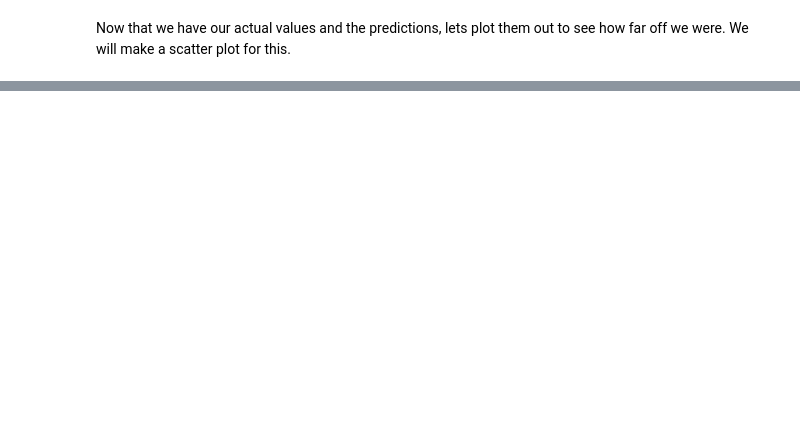
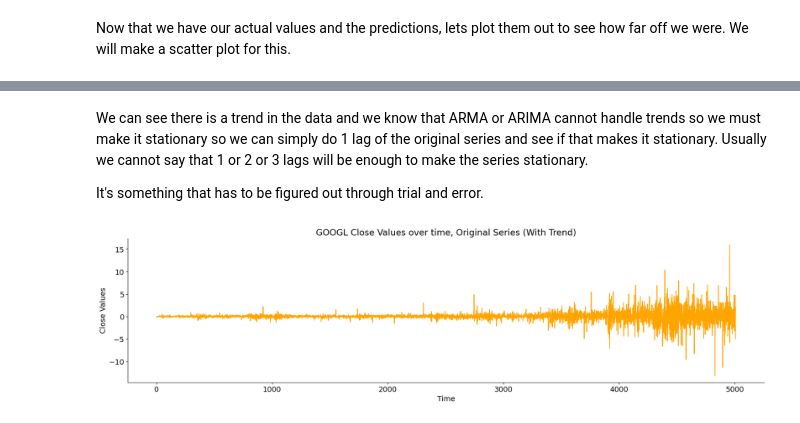
Before and after one commit to dakshbhatnagar/projects, a Jupyter notebook: arima/arima.ipynb, the cells around one changed output, grey strips where cells are left out. Cells and saved outputs as stored; diff of their text form; code cells hidden in the pictures; blank space fills up the shorter version.

```diff
--- a/arima/arima.ipynb
+++ b/arima/arima.ipynb
@@ -508,0 +540,15 @@ plt.show()
+# %% [markdown]
+We can see there is a trend in the data and we know that ARMA or ARIMA cannot handle trends so we must make it stationary so we can simply do 1 lag of the original series and see if that makes it stationary. Usually we cannot say that 1 or 2 or 3 lags will be enough to make the series stationary.
+
+It's something that has to be figured out through trial and error.
+# %%
+(df['Close'] - df['Close'].shift(1)).plot(color='orange')
+plt.gca().spines['top'].set_visible(False)
+plt.gca().spines['right'].set_visible(False)
+#Set the title, x-axis label, y-axis label, and legend
+plt.xlabel('Time')
+plt.ylabel('Close Values')
+plt.title(f'{symbol} Close Values over time, Original Series (With Trend)')
+plt.show()
+# %% [output]
+[figure, added]
```
Also changed, not shown: parts of 22 cells of this notebook, 3 other files.
